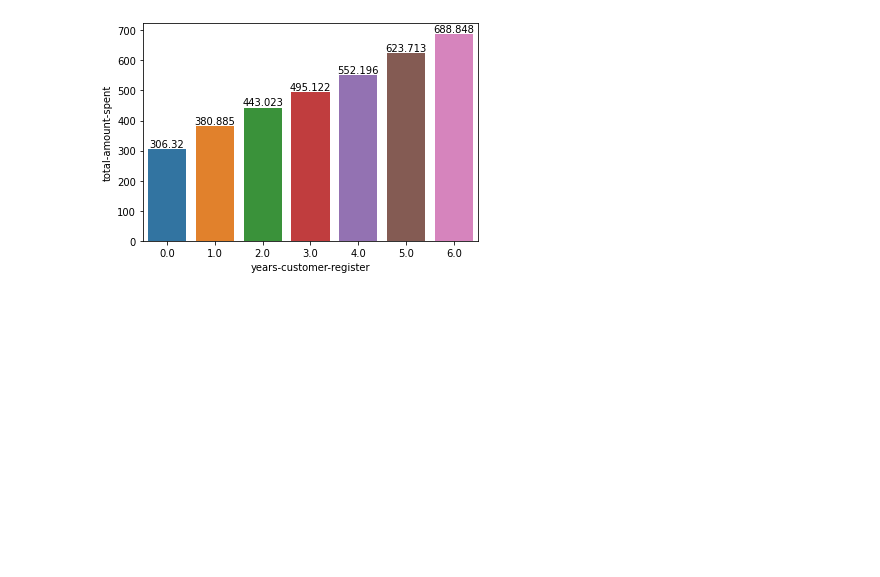
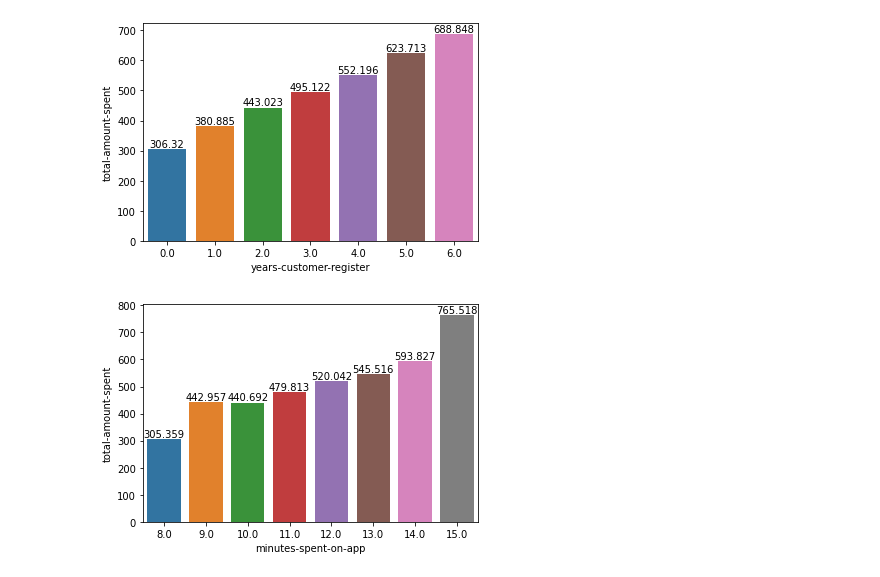
Before and after one commit to gasp37/e-commerce-platform-usage, a Jupyter notebook: e-commerce-platform.ipynb, the cells around one changed output. Cells and saved outputs as stored; diff of their text form; code cells hidden in the pictures; blank space fills up the shorter version.

```diff
--- a/e-commerce-platform.ipynb
+++ b/e-commerce-platform.ipynb
@@ -74,3 +74,12 @@ ax = sns.barplot(data=spending_by_years_registered, x='years-customer-register',
 ax = ax.bar_label(ax.containers[0])
 # %% [output]
 [figure]
+# %%
+spending_by_minutes_on_app = customers_table[['minutes-spent-on-app', 'total-amount-spent']].copy()
+spending_by_minutes_on_app['minutes-spent-on-app'] = spending_by_minutes_on_app['minutes-spent-on-app'].apply(np.floor)
+spending_by_minutes_on_app = spending_by_minutes_on_app.groupby(by='minutes-spent-on-app').mean().reset_index()
+
+_ax = sns.barplot(spending_by_minutes_on_app, x='minutes-spent-on-app', y='total-amount-spent')
+_ax = _ax.bar_label(_ax.containers[0])
+# %% [output]
+[figure, added]
```
Also changed, not shown: parts of 8 cells of this notebook.
